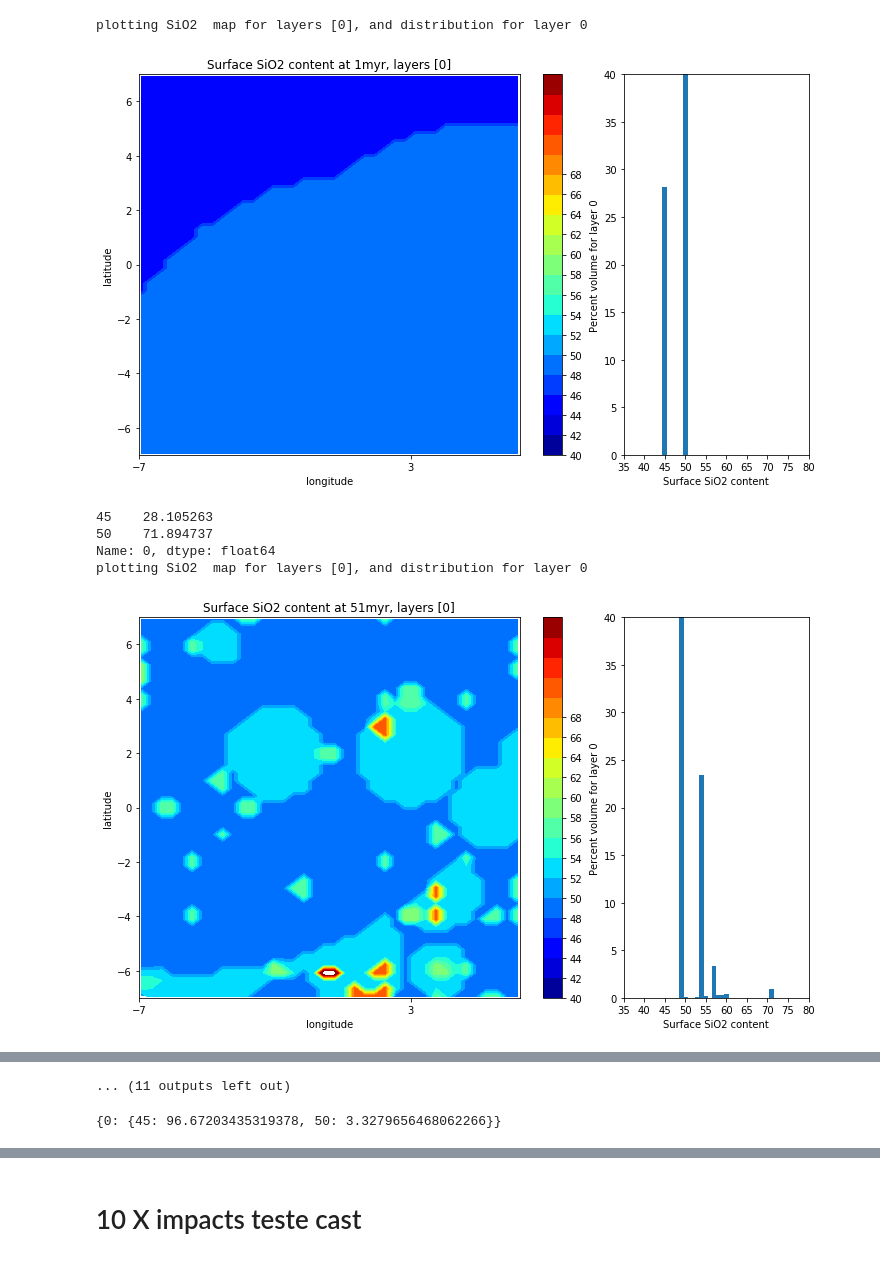
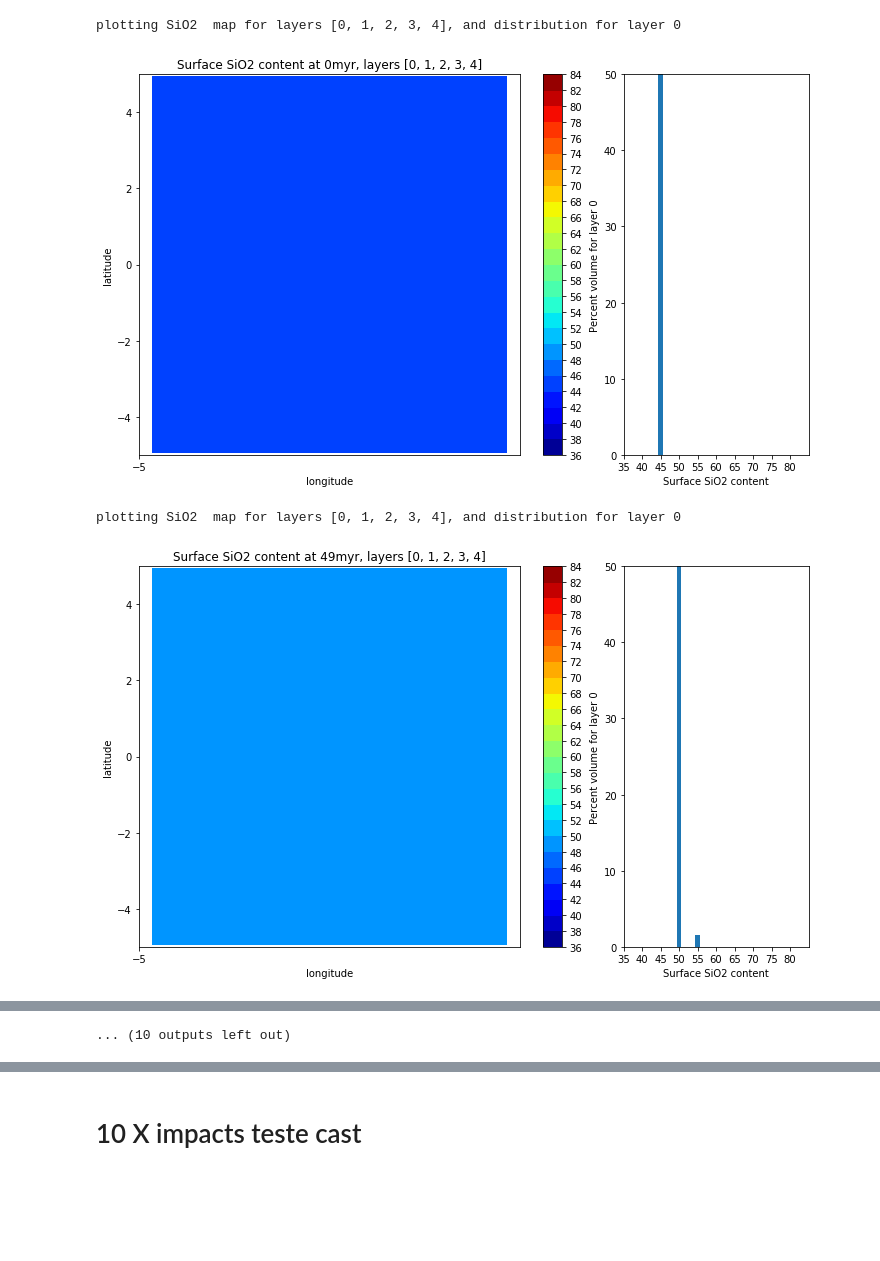
Before and after one commit to DualEarth/IMPaCS, a Jupyter notebook: impacts_prototype_with_test_case.ipynb, the cells around one changed output, grey strips where cells are left out. Drawn from its saved outputs; the diff is of its cells as text; code cells hidden in the pictures; blank space fills up the shorter version.

```diff
--- a/impacts_prototype_with_test_case.ipynb
+++ b/impacts_prototype_with_test_case.ipynb
@@ -28,7 +46,7 @@ los_dict = {i:0 for i in diam_labs}
 his_dict = {i:0 for i in diam_labs}
 for i in freqs.index.values:
     for j in range(len(diam_bins)):
-        if i < diam_bins[j]:
+        if i < diam_bins[j] and i > 9:
             los_dict[diam_labs[j]] += freqs.loc[i,'low']
             his_dict[diam_labs[j]] += freqs.loc[i,'high']
             break
@@ -38,7 +56,10 @@ for i in freqs.index.values:
             break
 df_freq = pd.DataFrame.from_dict({'high':his_dict, 'low':los_dict,
                                   'lambda_start':lambda_start, 'lambda_end':lambda_end})
-df_freq['frequency_factor'] = [0.1,0.2,0.3,0.6,0.8]
+#df_freq['frequency_factor'] = [0.1,0.2,0.3,0.6,0.8]
+#df_freq['frequency_factor'] = [0.2,0.3,0.6,0.8]
+#df_freq['frequency_factor'] = [0.3,0.6,0.8]
+df_freq['frequency_factor'] = [0.1,0.2,0.3,0.5,0.6,0.7]
 df_freq
 # %% [output]
 |  | high | low | lambda_start | lambda_end | frequency_factor |
@@ -119,47 +142,63 @@ fraction of total {'005': 0.85, '005-009': 0.14, '010-050': 0.01, '050-100': 0.0
 list_impacts_export = list(range(0,500,50))
 list_impacts_export.append(499)
 # %%
-impact_boundz=7
+impact_boundz=5
 [-impact_boundz, impact_boundz]
 Impc = IMPAaCS(egrid, max_depth_of_impact_melt=330,
-               lon_lims = [-impact_boundz, impact_boundz], lat_lims = [-impact_boundz, impact_boundz])
+               lon_lims = [-impact_boundz, impact_boundz], lat_lims = [-impact_boundz, impact_boundz],
+               bound_sio2=True)
+
+# Track the total volume of continental crust.
+volume_crust = {i:0 for i in range(10)}
+n_cubes_above_60_list = []
+
 # Loop through impacts, the df has them stored by time and diameter bn
 for it, t in enumerate(df.index.values):
     start_time = time.time()
     for d in diam_labs:
         for i in range(int(df.loc[t,d])):
+
+            impactor_diameter = random.randrange(diam_range[d][0],diam_range[d][1])
+#             if impactor_diameter > 99.9:
+#                 print(t, impactor_diameter)
 
             # locate the the impacts on earth
             impact_lat = random.randrange(-90,90)
             impact_lon = random.randrange(-180,180)
             if np.abs(impact_lat) > impact_boundz:
                 continue
             if np.abs(impact_lon) > impact_boundz:
                 continue
             impact_loc = [impact_lat, impact_lon]
-            impactor_diameter = random.randrange(diam_range[d][0],diam_range[d][1])
 
             #####      DO THE DYANMICS       #############################
             Impc.update(impact_loc, impactor_diameter, t)
 
-    layer_perc_vol = 0
-    Impc.do_percent_volume_by_layer() # The defauld n_layers is 1, so acting on layer 0
+    #layer_perc_vol = 0
+    Impc.do_volume_by_layer(10) # The defauld n_layers is 1, so acting on layer 0
+
+    count_cubes=True
+    if count_cubes:
+        n_cubes_above_60 = 0
+        for i in range(10):
+    #         print(Impc.sum_at_sio2_by_layer[i])
+            for sio2_bin in list(Impc.sum_at_sio2_by_layer[i].keys()):
+                if sio2_bin >= 60:
+                    n_cubes_above_60 += Impc.sum_at_sio2_by_layer[i][sio2_bin]
+        n_cubes_above_60_list.append(n_cubes_above_60)
 
     if it == 0:
-        percent_df = pd.DataFrame(Impc.percent_volume_by_layer[layer_perc_vol], index=[it])
+        percent_df = pd.DataFrame(Impc.percent_volume_by_layer[0], index=[it])
     else:
-        percent_df = percent_df.append(Impc.percent_volume_by_layer[layer_perc_vol], ignore_index=True)
+        percent_df = percent_df.append(Impc.percent_volume_by_layer[0], ignore_index=True)
 
     # make a map of the results at this time
     if it in list_impacts_export:
         Impc.plot_map_and_bar(plot_figure=True, save_figure=False,
-                              map_layers=[layer_perc_vol], dist_layer=layer_perc_vol)
-        print(percent_df.iloc[-1,:])
+                              map_layers=[0,1,2,3,4], dist_layer=0)
+#        print(percent_df.iloc[-1,:])
 # %% [output]
-plotting SiO2  map for layers [0], and distribution for layer 0
+plotting SiO2  map for layers [0, 1, 2, 3, 4], and distribution for layer 0
-[figure, old version]
+[figure, new version]
-45    28.105263
-50    71.894737
-Name: 0, dtype: float64
-plotting SiO2  map for layers [0], and distribution for layer 0
+plotting SiO2  map for layers [0, 1, 2, 3, 4], and distribution for layer 0
-[figure, old version]
+[figure, new version]
@@ -238,5 +213 @@ plotting SiO2  map for layers [0], and distribution for layer 0
-... (11 outputs left out)
+... (10 outputs left out)
-# %%
-Impc.percent_volume_by_layer
-# %% [output]
-{0: {45: 96.67203435319378, 50: 3.3279656468062266}}
```
Also changed, not shown: parts of 12 cells of this notebook, 1 other file.
